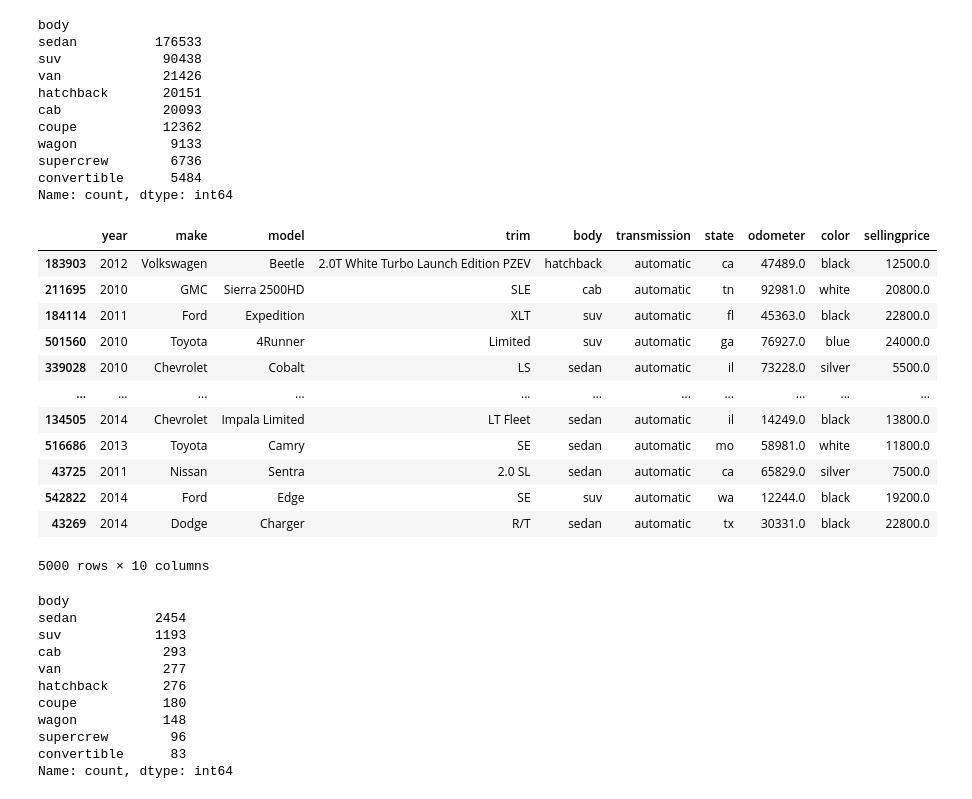
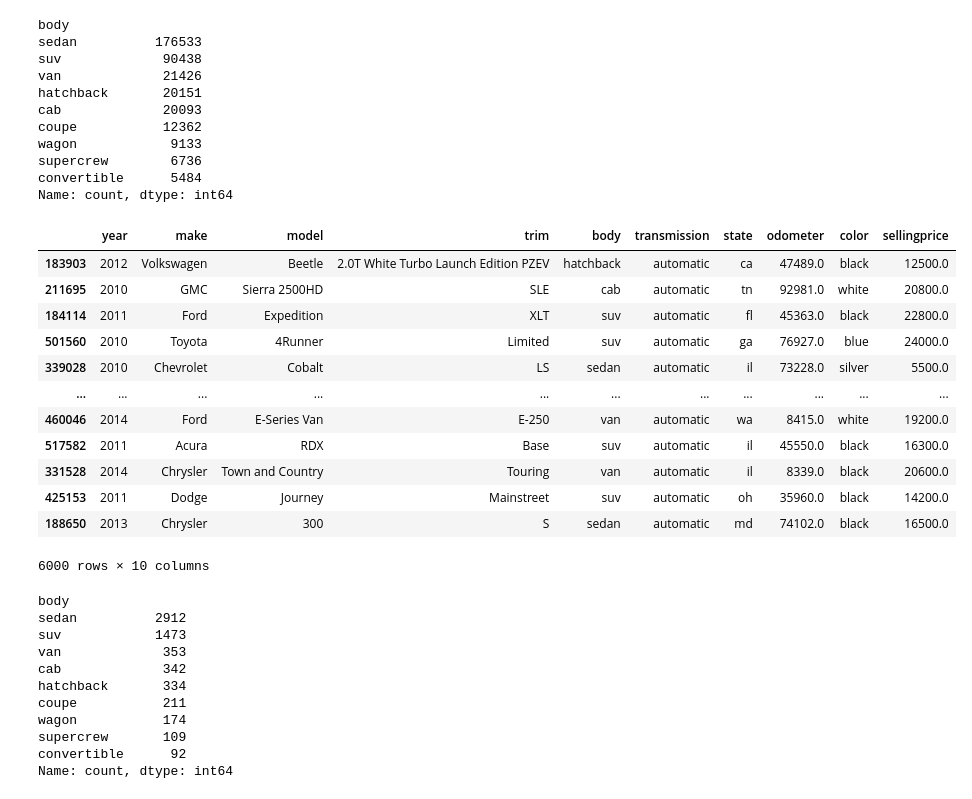
Before and after one commit to BK1147/UIUC-CS416-DataViz-Final, a Jupyter notebook: data/data_cleanup.ipynb, the cells around one changed output. Drawn from its saved outputs; the diff is of its cells as text; code cells hidden in the pictures.

```diff
--- a/data/data_cleanup.ipynb
+++ b/data/data_cleanup.ipynb
@@ -176,7 +176,7 @@ data_filtered
 # %%
 # Define a function to clean the 'body' column
 def clean_body(body):
-    if 'coup' in body or 'Koup' in body:
+    if 'coup' in body or 'Koup' in body or 'koup' in body:
         return 'coupe'
     elif 'convertible' in body:
         return 'convertible'
@@ -210,35 +210,35 @@ convertible      5484
 Name: count, dtype: int64
 # %%
 # Randomly select 4000 rows
-df_sampled = data_filtered.sample(n=5000, random_state=1)
+df_sampled = data_filtered.sample(n=6000, random_state=1)
 df_sampled
 # %% [output]
 |  | year | make | model | trim | body | transmission | state | odometer | color | sellingprice |
 | 183903 | 2012 | Volkswagen | Beetle | 2.0T White Turbo Launch Edition PZEV | hatchback | automatic | ca | 47489.0 | black | 12500.0 |
 | 211695 | 2010 | GMC | Sierra 2500HD | SLE | cab | automatic | tn | 92981.0 | white | 20800.0 |
 | 184114 | 2011 | Ford | Expedition | XLT | suv | automatic | fl | 45363.0 | black | 22800.0 |
 | 501560 | 2010 | Toyota | 4Runner | Limited | suv | automatic | ga | 76927.0 | blue | 24000.0 |
 | 339028 | 2010 | Chevrolet | Cobalt | LS | sedan | automatic | il | 73228.0 | silver | 5500.0 |
 | ... | ... | ... | ... | ... | ... | ... | ... | ... | ... | ... |
-| 134505 | 2014 | Chevrolet | Impala Limited | LT Fleet | sedan | automatic | il | 14249.0 | black | 13800.0 |
-| 516686 | 2013 | Toyota | Camry | SE | sedan | automatic | mo | 58981.0 | white | 11800.0 |
-| 43725 | 2011 | Nissan | Sentra | 2.0 SL | sedan | automatic | ca | 65829.0 | silver | 7500.0 |
-| 542822 | 2014 | Ford | Edge | SE | suv | automatic | wa | 12244.0 | black | 19200.0 |
-| 43269 | 2014 | Dodge | Charger | R/T | sedan | automatic | tx | 30331.0 | black | 22800.0 |
+| 460046 | 2014 | Ford | E-Series Van | E-250 | van | automatic | wa | 8415.0 | white | 19200.0 |
+| 517582 | 2011 | Acura | RDX | Base | suv | automatic | il | 45550.0 | black | 16300.0 |
+| 331528 | 2014 | Chrysler | Town and Country | Touring | van | automatic | il | 8339.0 | black | 20600.0 |
+| 425153 | 2011 | Dodge | Journey | Mainstreet | suv | automatic | oh | 35960.0 | black | 14200.0 |
+| 188650 | 2013 | Chrysler | 300 | S | sedan | automatic | md | 74102.0 | black | 16500.0 |
-5000 rows × 10 columns
+6000 rows × 10 columns
 # %%
 df_sampled['body'].value_counts()
 # %% [output]
 body
-sedan          2454
-suv            1193
-cab             293
-van             277
-hatchback       276
-coupe           180
-wagon           148
-supercrew        96
-convertible      83
+sedan          2912
+suv            1473
+van             353
+cab             342
+hatchback       334
+coupe           211
+wagon           174
+supercrew       109
+convertible      92
 Name: count, dtype: int64
 # %%
 # Define the bins and labels for odometer groups
```
Also changed, not shown: parts of 2 cells of this notebook.
